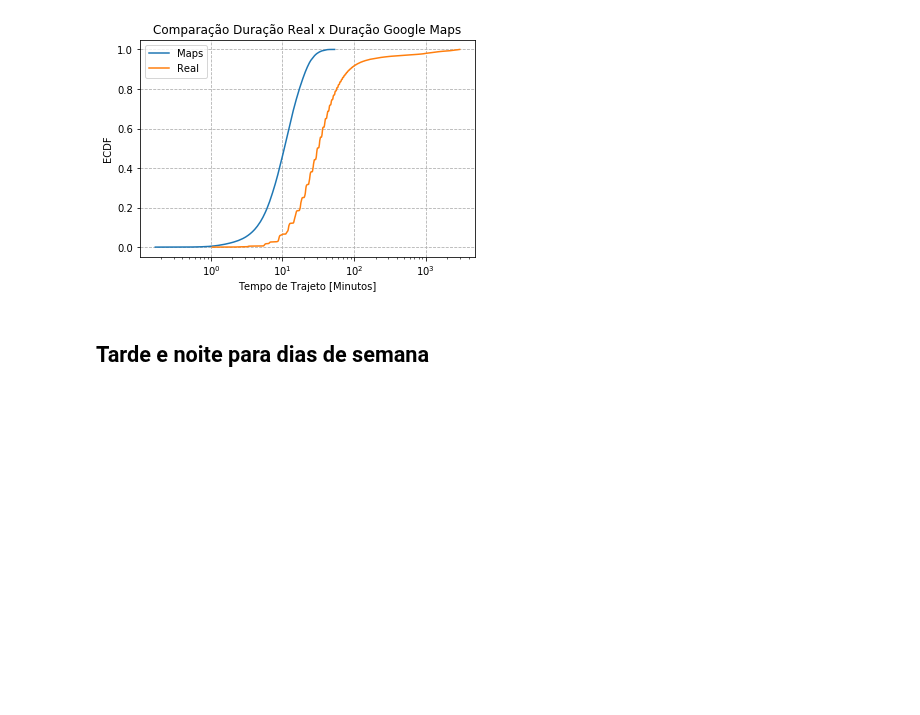
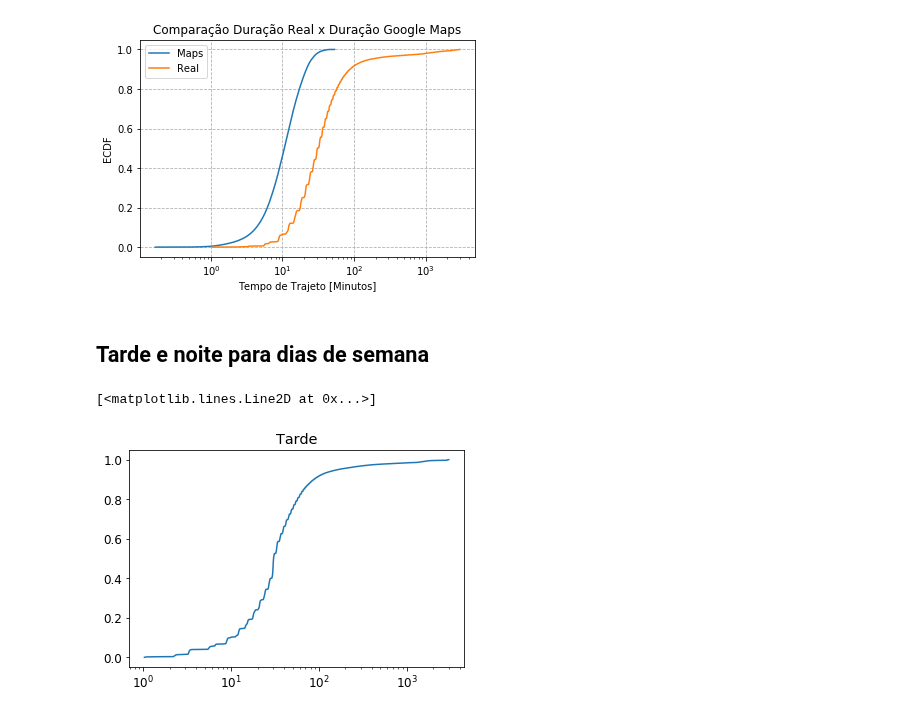
Before and after one commit to netlabufjf/Evo-Scripts, a Jupyter notebook: CDF_Plot_Evo.ipynb, the cells around one changed output. Cells and saved outputs as stored; diff of their text form; code cells hidden in the pictures; blank space fills up the shorter version.

```diff
--- a/CDF_Plot_Evo.ipynb
+++ b/CDF_Plot_Evo.ipynb
@@ -352,12 +352,21 @@ for i in range(len(Occupied_Diff)):
     hora = start.hour
     dia = int(start.strftime('%w'))
 
-    if ((hora >= 11 and hora <= 13) and (dia > 0  and dia < 6)):
+    if ((hora >= 7 and hora <= 10) and (dia > 0  and dia < 6)):
         tarde.append([Occupied_Diff['Id'].iloc[i], Occupied_Diff['Start_time'].iloc[i],
                       Occupied_Diff['duration'].iloc[i]])
-    elif ((hora >= 18 and hora <= 19) and (dia > 0  and dia < 6)):
+    elif ((hora >= 16 and hora <= 20) and (dia > 0  and dia < 6)):
         noite.append([Occupied_Diff['Id'].iloc[i], Occupied_Diff['Start_time'].iloc[i],
                       Occupied_Diff['duration'].iloc[i]])
 
 tarde = pd.DataFrame(tarde, columns=['car_id', 'start', 'duration'])
 noite = pd.DataFrame(noite, columns=['car_id', 'start', 'duration'])
+todos = Occupied_Diff
+# %%
+x, y = cdf(tarde.sort_values(by='duration'))
+plt.xscale('log')
+plt.title('Tarde')
+plt.plot(x,y)
+# %% [output]
+[<matplotlib.lines.Line2D at 0x...>]
+[figure, added]
```
Also changed, not shown: parts of 6 cells of this notebook.
